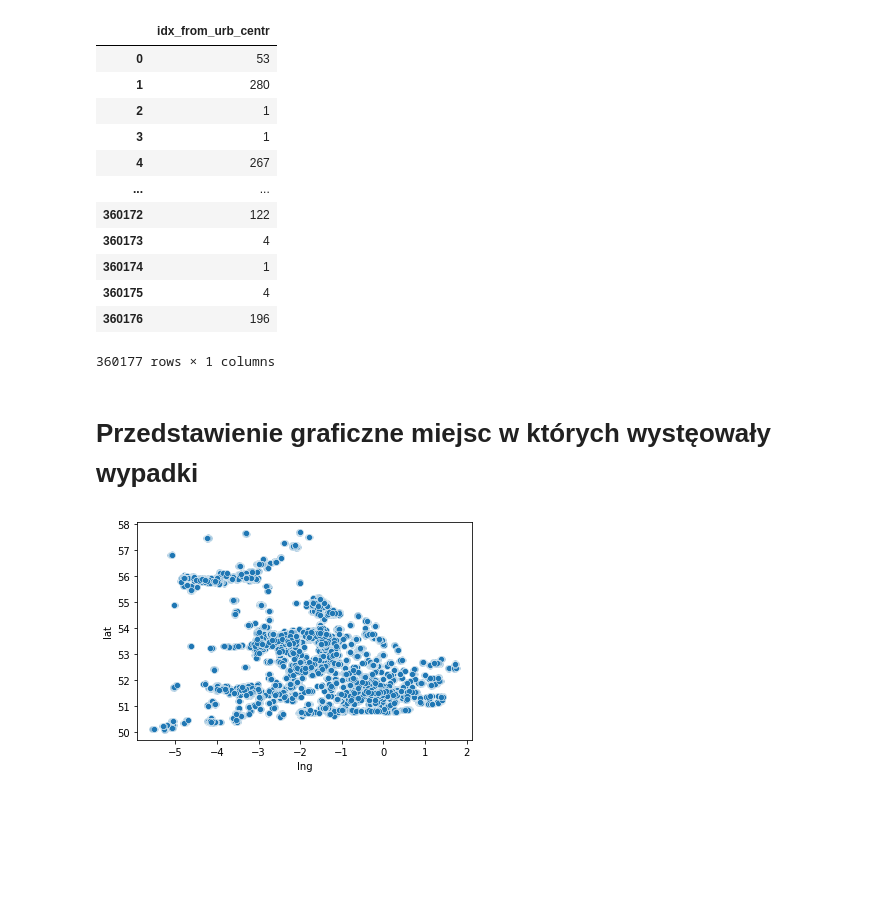
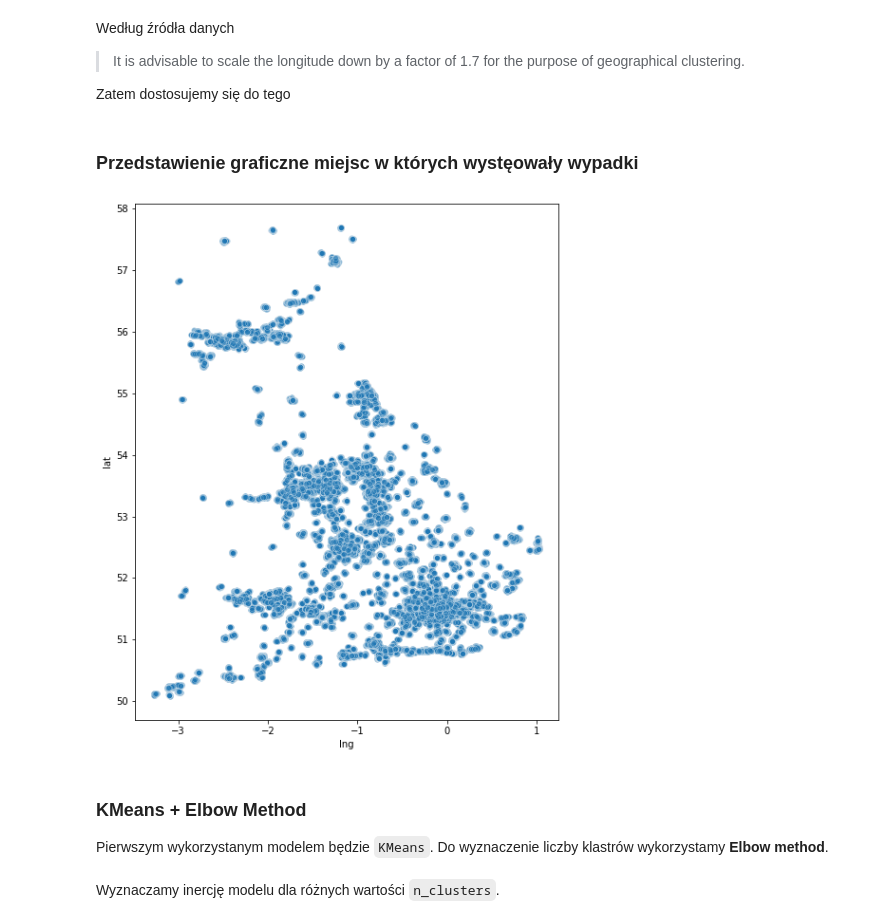
Before and after one commit to Szymon-Gut/Introduction-to-Machine-Learning, a Jupyter notebook: hw5/building.ipynb, the cells around one changed output. Drawn from its saved outputs; the diff is of its cells as text; code cells hidden in the pictures; blank space fills up the shorter version.

````diff
--- a/hw5/building.ipynb
+++ b/hw5/building.ipynb
@@ -57,25 +19,23 @@ urbanGB_labels = pd.read_table("urbanGB.labels.txt", sep=",")
-# %%
-urbanGB_labels
-# %% [output]
-|  | idx_from_urb_centr |
-| 0 | 53 |
-| 1 | 280 |
-| 2 | 1 |
-| 3 | 1 |
-| 4 | 267 |
-| ... | ... |
-| 360172 | 122 |
-| 360173 | 4 |
-| 360174 | 1 |
-| 360175 | 4 |
-| 360176 | 196 |
-360177 rows × 1 columns
+# %% [markdown]
+Według źródła danych
+
+> It is advisable to scale the longitude down by a factor of 1.7 for the purpose of geographical clustering.
+
+Zatem dostosujemy się do tego
+# %%
+urbanGB['lng'] = urbanGB['lng'].div(1.7)
+urbanGB_centr['longtitude'] = urbanGB_centr['longtitude'].div(1.7)
 # %% [markdown]
-# Przedstawienie graficzne miejsc w których wystęowały wypadki
+### Przedstawienie graficzne miejsc w których wystęowały wypadki
 # %%
-sns.scatterplot(data=urbanGB, x='lng', y='lat',palette=sns.color_palette("coolwarm", as_cmap=True))
+plt.figure(figsize=(8, 10))
+sns.scatterplot(data=urbanGB, x='lng', y='lat', alpha=0.5, edgecolors=None)
 plt.show()
 # %% [output]
-[figure, old version]
+[figure, new version]
+# %% [markdown]
+### KMeans + Elbow Method
+
+Pierwszym wykorzystanym modelem będzie ```KMeans```. Do wyznaczenie liczby klastrów wykorzystamy **Elbow method**.
 # %%
 samples = urbanGB.to_numpy()
@@ -121,0 +42,2 @@ ks
+# %% [markdown]
+Wyznaczamy inercję modelu dla różnych wartości ```n_clusters```.
````
Also changed, not shown: parts of 42 cells of this notebook, 1 other file.
